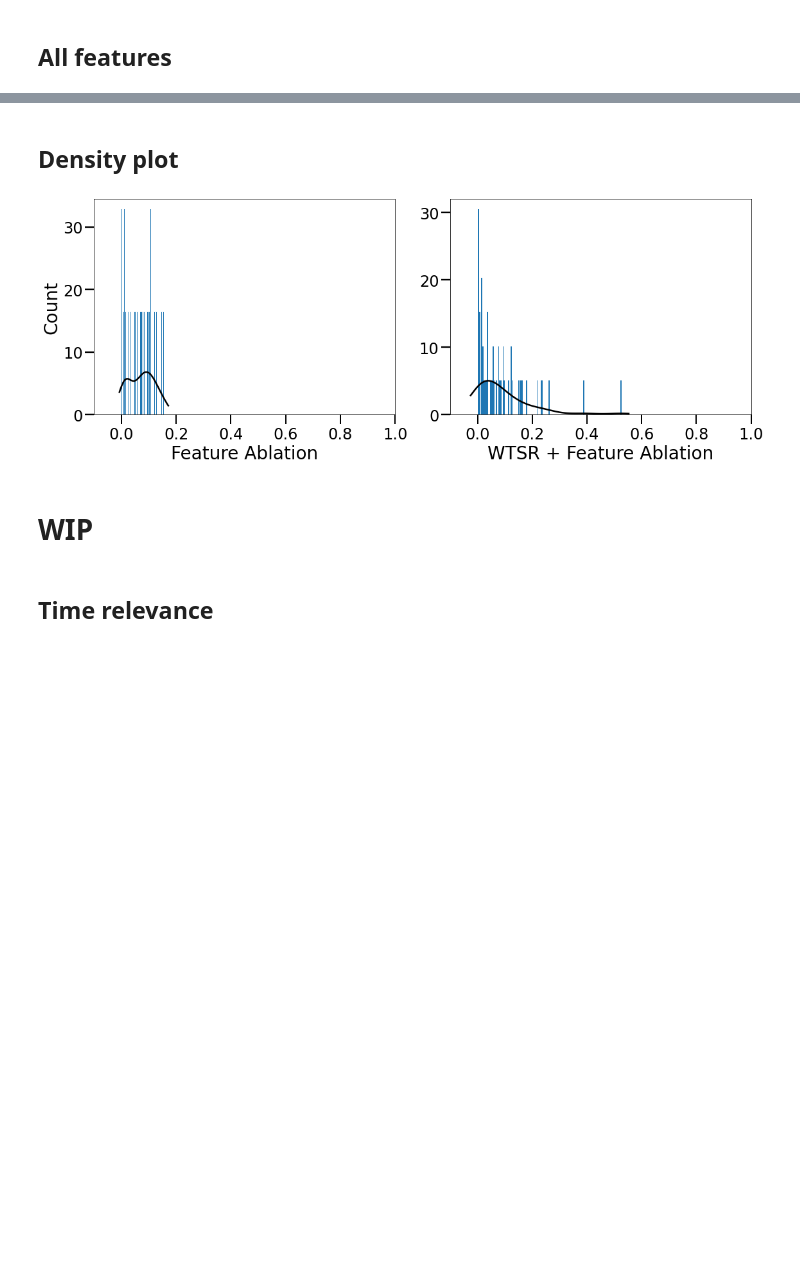
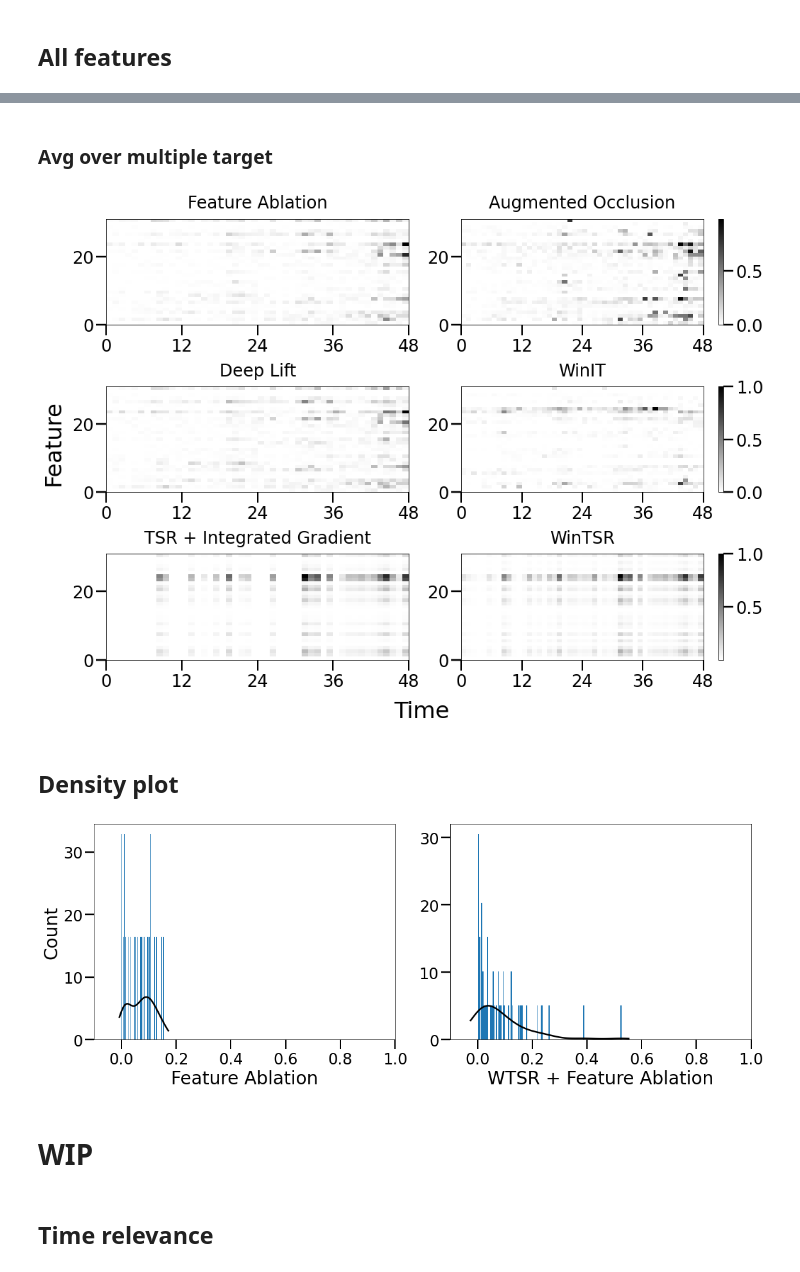
Before and after one commit to UVA-MLSys/SA-Timeseries, a Jupyter notebook: dual_interpret.ipynb, the cells around one changed output, grey strips where cells are left out. Cells and saved outputs as stored; diff of their text form; code cells hidden in the pictures; blank space fills up the shorter version.

```diff
--- a/dual_interpret.ipynb
+++ b/dual_interpret.ipynb
@@ -588,3 +528,59 @@ plt.show()
+# %% [markdown]
+### Avg over multiple target
+# %%
+n = len(args.explainers)
+if args.data_path == 'mimic_iii.pkl':
+    fig, axes = plt.subplots(n//2, 2, figsize =(14, 10))
+else:
+    fig, axes = plt.subplots(n//2, 2, figsize =(12, 8))
+
+for row in range(n//2):
+    for col in range(2):
+        feature_no = row * 2 + col
+        name = args.explainers[feature_no]
+        attr_normed = attr_map[name][1]
+        if type(attr_normed) == tuple:
+            # concatenate across feature dimension
+            # attr_normed = np.concatenate(attr_normed, axis=-1)
+
+            # only use the encoder features
+            attr_normed = attr_normed[0]
+
+        # attr_normed = np.mean(attr_normed, axis=1)
+        ax = axes[row][col]
+
+        psm = ax.pcolormesh(
+            attr_normed[sample_no].mean(axis=0).T,
+            cmap=cmap, # rasterized=True, # vmin=0, vmax=1
+        )
+
+        if col == 1:
+            fig.colorbar(psm, ax=ax)
+        # im = axes[0].imshow(attr_normed[example_no, target].T, cmap='binary', interpolation='nearest')
+        # axes[0].figure.colorbar(im, fraction=0.03, pad=0.04)
+        # name = explainer_name_map[]
+        if name == 'tsr':
+            name = 'TSR + Integrated Gradient'
+        elif name == 'wtsr':
+            name = 'WinTSR'
+        elif name == 'winIT': name = 'WinIT'
+        else:
+            name = explainer_name_map[name].get_name()
+        ax.set_title(name)
+        if args.data_path == 'mimic_iii.pkl':
+            ax.xaxis.set_major_locator(MultipleLocator(base=12))
+        else:
+            ax.xaxis.set_major_locator(MultipleLocator(base=24))
+        # ax.set_ylabel('Feature')
+
+fig.tight_layout()
+fig.supylabel('Feature', fontsize=32, x=-.03)
+fig.supxlabel('Time', fontsize=32, y=-0.05)
+# plt.suptitle('Heat map of feature importance scores')
+plt.savefig(f'{exp.output_folder}/heatmap_avg_target.jpg', dpi=200, bbox_inches="tight")
+plt.show()
+# %% [output]
+[figure, added]
 # %% [markdown]
 ## Density plot
 # %%
```
Also changed, not shown: parts of 12 cells of this notebook, 10 other files.
